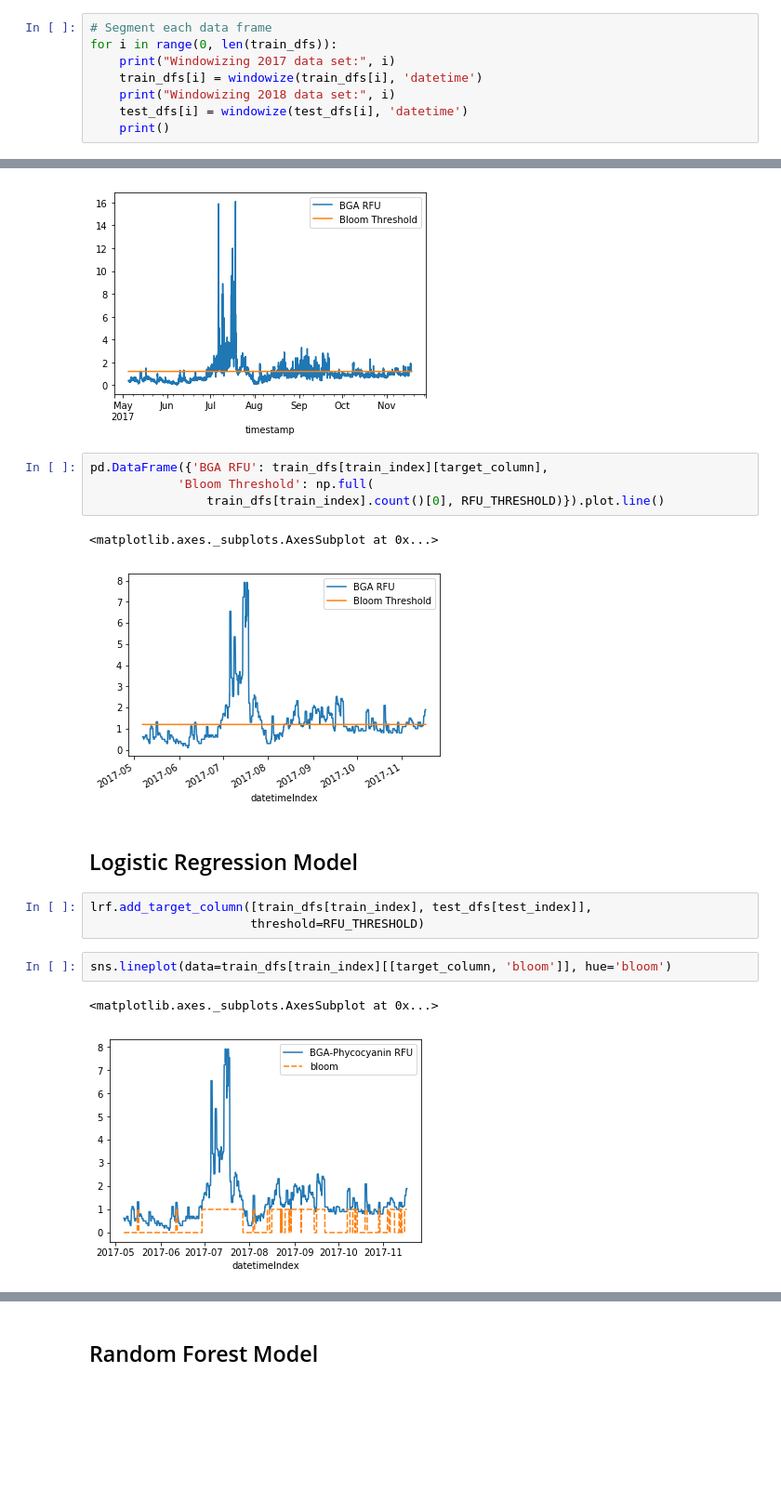
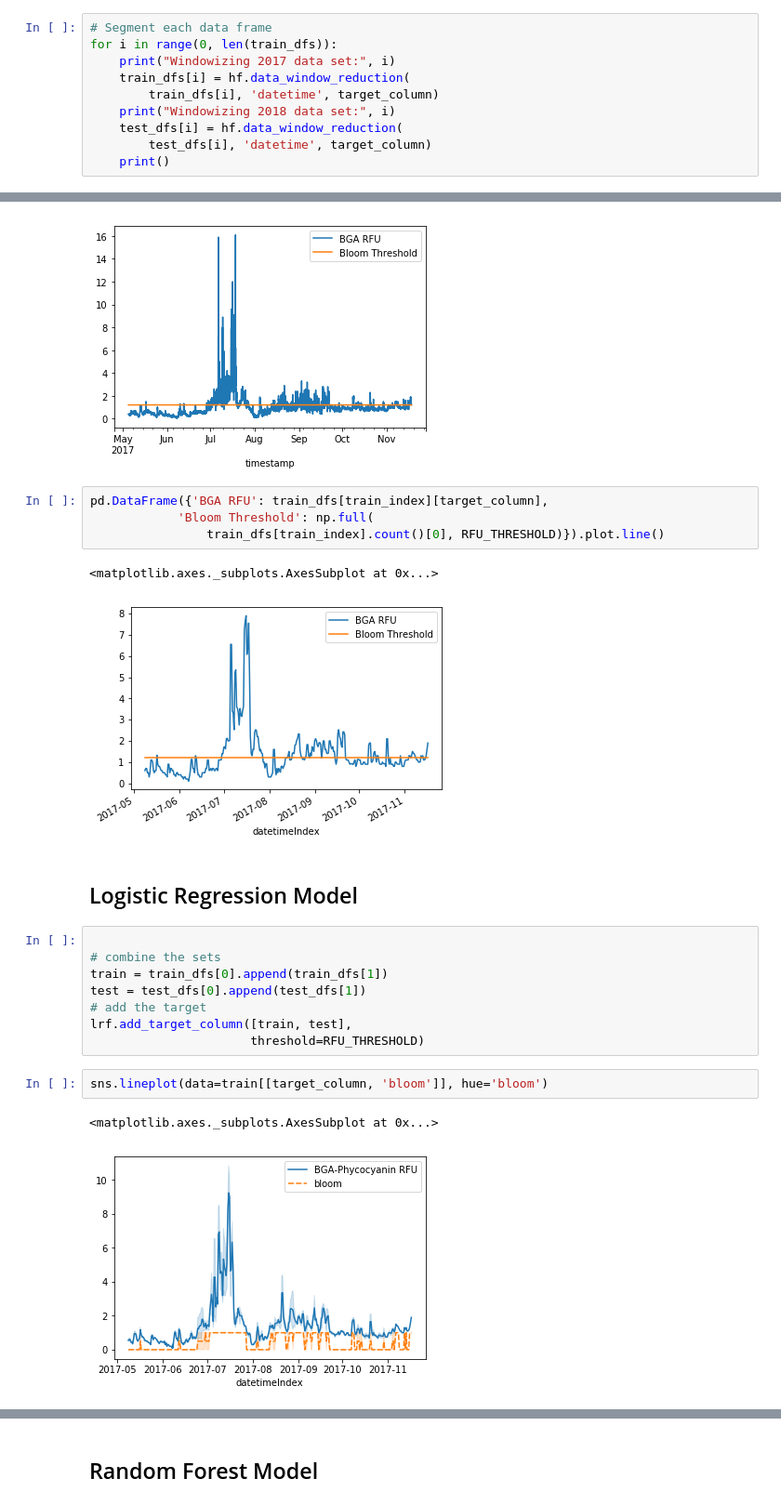
Before and after one commit to mccomackjp/algae-bloom-prediction, a Jupyter notebook: notebooks/models/squaring_investigation.ipynb, the cells around one changed output, grey strips where cells are left out. Shown at 93% size. Drawn from its saved outputs; the diff is of its cells as text; blank space fills up the shorter version.

```diff
--- a/notebooks/models/squaring_investigation.ipynb
+++ b/notebooks/models/squaring_investigation.ipynb
@@ -166,9 +189,11 @@ def windowize(df, time_column):
 # Segment each data frame
 for i in range(0, len(train_dfs)):
     print("Windowizing 2017 data set:", i)
-    train_dfs[i] = windowize(train_dfs[i], 'datetime')
+    train_dfs[i] = hf.data_window_reduction(
+        train_dfs[i], 'datetime', target_column)
     print("Windowizing 2018 data set:", i)
-    test_dfs[i] = windowize(test_dfs[i], 'datetime')
+    test_dfs[i] = hf.data_window_reduction(
+        test_dfs[i], 'datetime', target_column)
     print()
 # %% [output]
 Windowizing 2017 data set: 0
@@ -199,14 +224,19 @@ pd.DataFrame({'BGA RFU': train_dfs[train_index][target_column],
                 train_dfs[train_index].count()[0], RFU_THRESHOLD)}).plot.line()
 # %% [output]
 <matplotlib.axes._subplots.AxesSubplot at 0x...>
-[figure, old version]
+[figure, new version]
 # %% [markdown]
 ## Logistic Regression Model
-# %%
-lrf.add_target_column([train_dfs[train_index], test_dfs[test_index]],
-                      threshold=RFU_THRESHOLD)
+# %%
+
+# combine the sets
+train = train_dfs[0].append(train_dfs[1])
+test = test_dfs[0].append(test_dfs[1])
+# add the target
+lrf.add_target_column([train, test],
+                      threshold=RFU_THRESHOLD)
 # %%
-sns.lineplot(data=train_dfs[train_index][[target_column, 'bloom']], hue='bloom')
+sns.lineplot(data=train[[target_column, 'bloom']], hue='bloom')
 # %% [output]
 <matplotlib.axes._subplots.AxesSubplot at 0x...>
-[figure, old version]
+[figure, new version]
```
Also changed, not shown: parts of 13 cells of this notebook, 2 other files.
